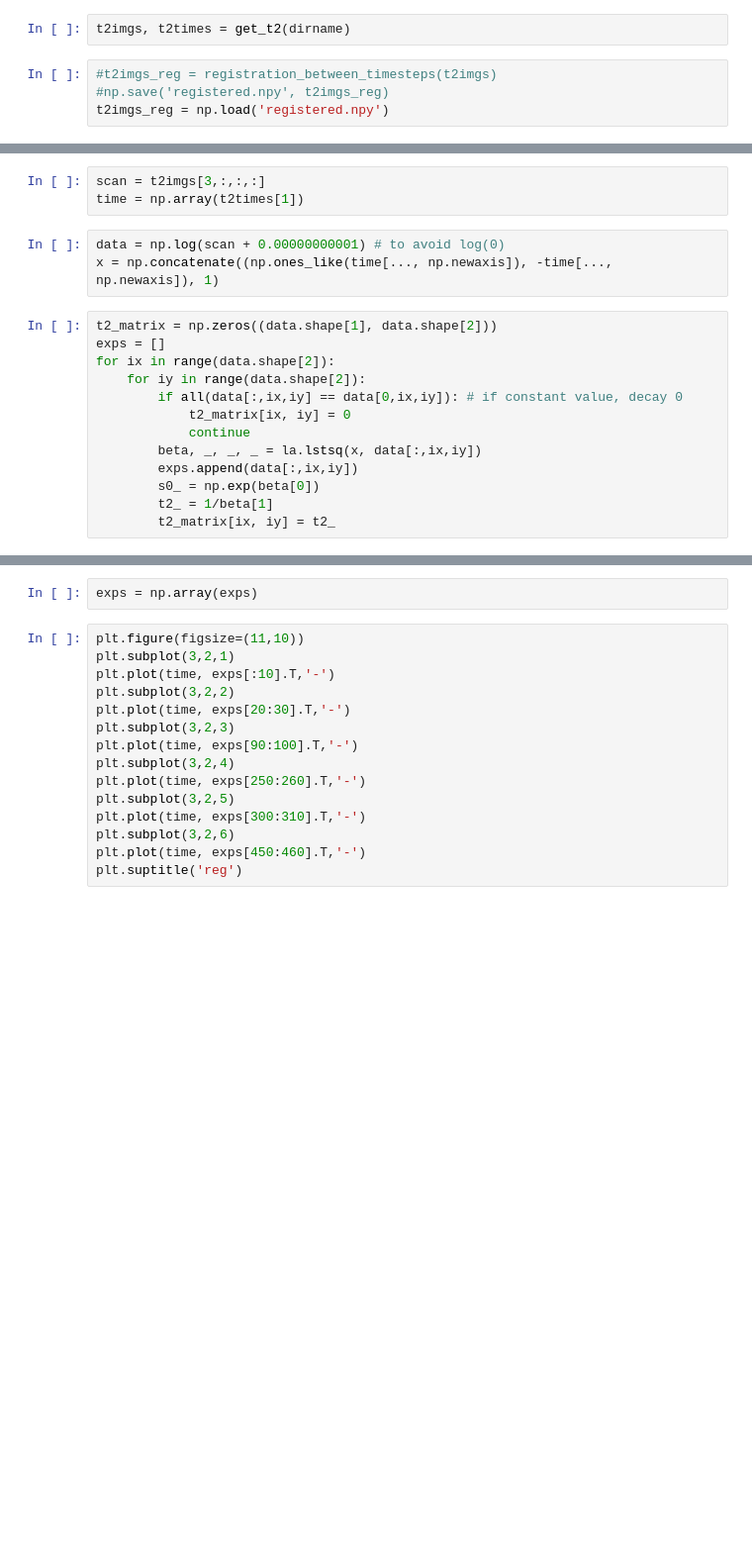
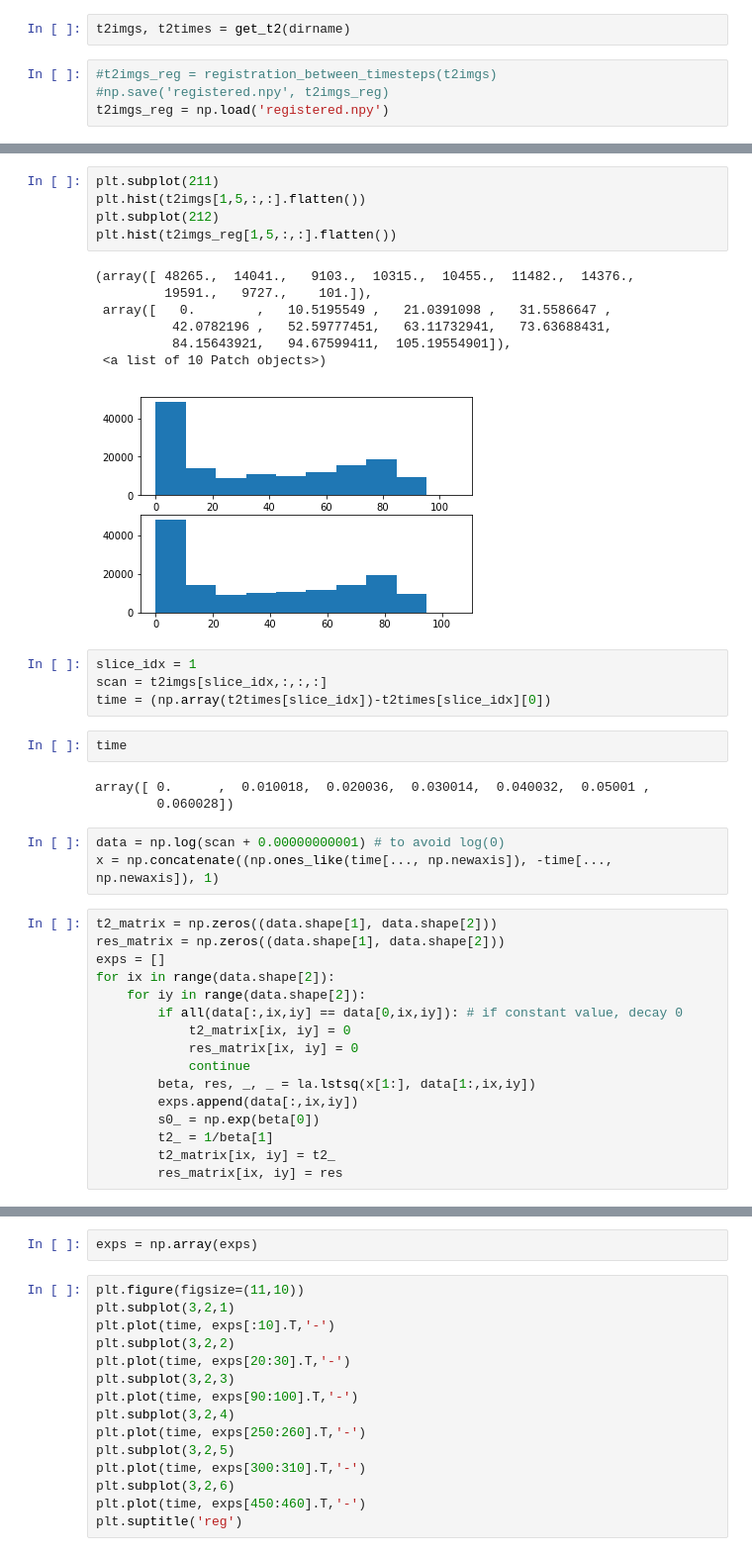
Before and after one commit to dokato/cartilage-health, a Jupyter notebook: 2-comp-T2.ipynb, the cells around one changed output, grey strips where cells are left out. Shown: that part at 99% size. Drawn from its saved outputs; the diff is of its cells as text; blank space fills up the shorter version.

```diff
--- a/2-comp-T2.ipynb
+++ b/2-comp-T2.ipynb
@@ -95,19 +95,41 @@ plt.imshow(t2imgs_reg[5,3,:,:])
+# %%
+plt.subplot(211)
+plt.hist(t2imgs[1,5,:,:].flatten())
+plt.subplot(212)
+plt.hist(t2imgs_reg[1,5,:,:].flatten())
+# %% [output]
+(array([ 48265.,  14041.,   9103.,  10315.,  10455.,  11482.,  14376.,
+         19591.,   9727.,    101.]),
+ array([   0.        ,   10.5195549 ,   21.0391098 ,   31.5586647 ,
+          42.0782196 ,   52.59777451,   63.11732941,   73.63688431,
+          84.15643921,   94.67599411,  105.19554901]),
+ <a list of 10 Patch objects>)
+[figure, added]
 # %%
-scan = t2imgs[3,:,:,:]
-time = np.array(t2times[1])
+slice_idx = 1
+scan = t2imgs[slice_idx,:,:,:]
+time = (np.array(t2times[slice_idx])-t2times[slice_idx][0])
+# %%
+time
+# %% [output]
+array([ 0.      ,  0.010018,  0.020036,  0.030014,  0.040032,  0.05001 ,
+        0.060028])
 # %%
 data = np.log(scan + 0.00000000001) # to avoid log(0)
 x = np.concatenate((np.ones_like(time[..., np.newaxis]), -time[..., np.newaxis]), 1)
 # %%
 t2_matrix = np.zeros((data.shape[1], data.shape[2]))
+res_matrix = np.zeros((data.shape[1], data.shape[2]))
 exps = []
 for ix in range(data.shape[2]):
     for iy in range(data.shape[2]):
         if all(data[:,ix,iy] == data[0,ix,iy]): # if constant value, decay 0
             t2_matrix[ix, iy] = 0
+            res_matrix[ix, iy] = 0
             continue
-        beta, _, _, _ = la.lstsq(x, data[:,ix,iy])
+        beta, res, _, _ = la.lstsq(x[1:], data[1:,ix,iy])
         exps.append(data[:,ix,iy])
         s0_ = np.exp(beta[0])
         t2_ = 1/beta[1]
         t2_matrix[ix, iy] = t2_
+        res_matrix[ix, iy] = res
```
Also changed, not shown: parts of 10 cells of this notebook.
